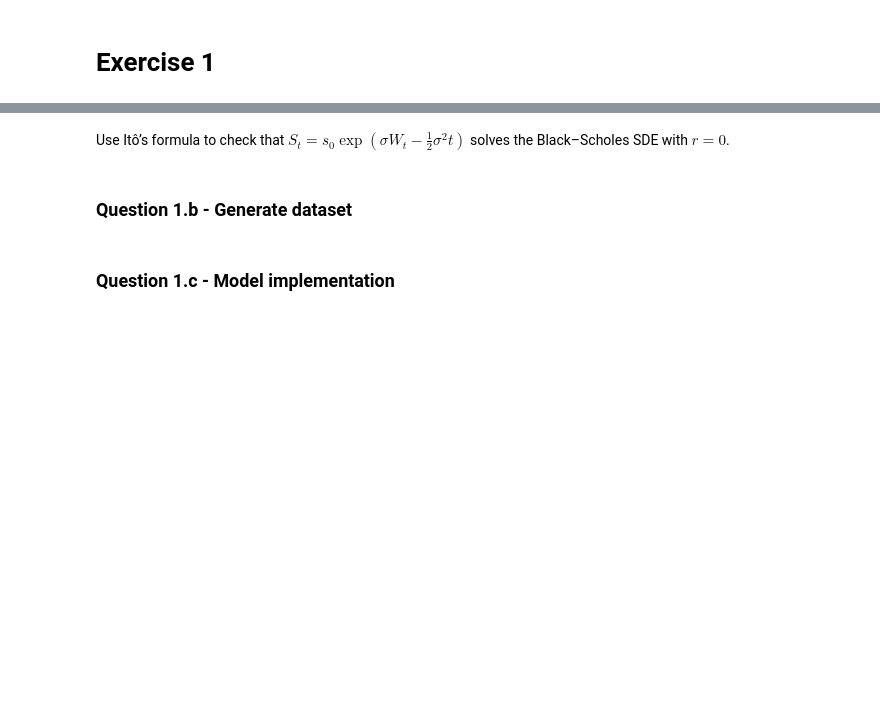
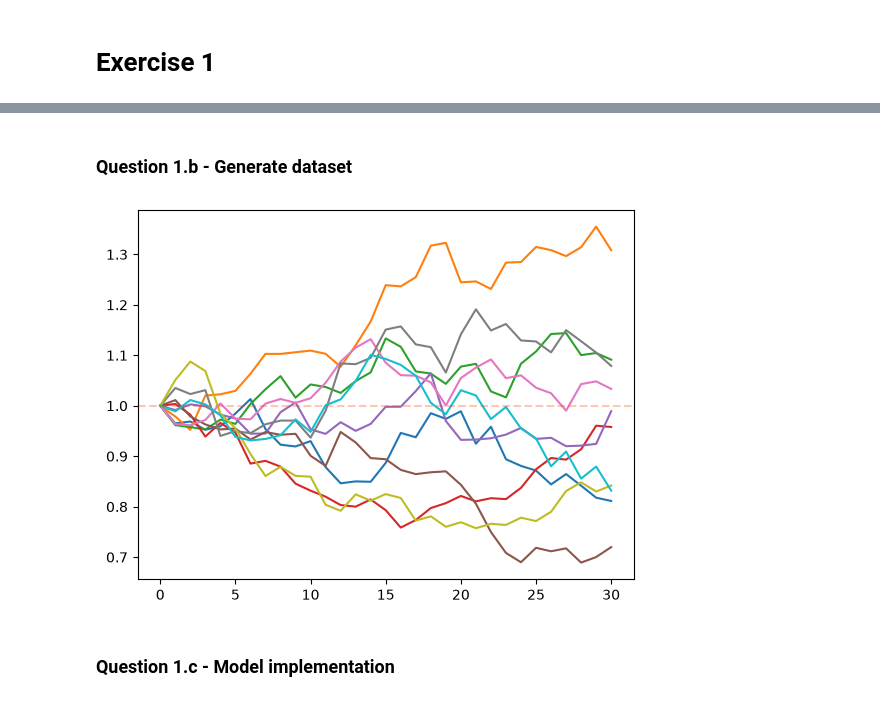
Before and after one commit to clorc/mlfi_projects_hs26, a Jupyter notebook: proj_3_deep_hedging/template3.ipynb, the cells around one changed output, grey strips where cells are left out. Cells and saved outputs as stored; diff of their text form; code cells hidden in the pictures; blank space fills up the shorter version.

Commit message:
generate data

```diff
--- a/proj_3_deep_hedging/template3.ipynb
+++ b/proj_3_deep_hedging/template3.ipynb
@@ -18,16 +28,44 @@ Make sure all requested results are visible in the executed notebook. A concise
-# %% [markdown]
-Use Itô’s formula to check that $S_t=s_0\exp(\sigma W_t-\frac12\sigma^2t)$ solves the Black–Scholes SDE with $r=0$.
 # %% [markdown]
 ### Question 1.b - Generate dataset
 # %%
+import numpy as np
+import pandas as pd
 # Generate 100,000 training paths and 10,000 independent test paths.
 # Parameters: N=30, s0=1, T=1/4 year, sigma=0.35, r=0.
 # Use the exact geometric Brownian motion update specified in Problem 1(b).
 # Each path contains N+1=31 prices, including S0 and ST.
 
+N = 30
+s_0 = 1
+T= 0.25
+sigma = 0.35
+train_size = 100000
+test_size = 10000
+
+def generate_data(ds_size, N=30, s_0=1, T=0.25, sigma=0.35, r=0):
+    dataset = np.zeros((ds_size, N+1))
+    std = sigma * np.sqrt(T/N)
+    for i in range(ds_size):
+        z_i = np.random.randn(N)
+        dataset[i, 0] = s_0
+        for j in range(N):
+            dataset[i,j+1] = dataset[i,j] * np.exp(-0.5*std**2 + std*z_i[j])
+
+    return dataset
+
 # Generate the training set
+ds_train = generate_data(train_size)
 
 # Generate the test set
+ds_train = generate_data(test_size)
+# %%
+import matplotlib.pyplot as plt
+x = range(N+1)
+plt.plot(x, ds_train[:10,:].T)
+plt.axhline(1, linestyle="--",color="orangered",alpha=0.3)
+plt.show()
+# %% [output]
+[figure, added]
 # %% [markdown]
 ### Question 1.c - Model implementation
 # %%
```
Also changed, not shown: parts of 2 cells of this notebook, 1 other file.
